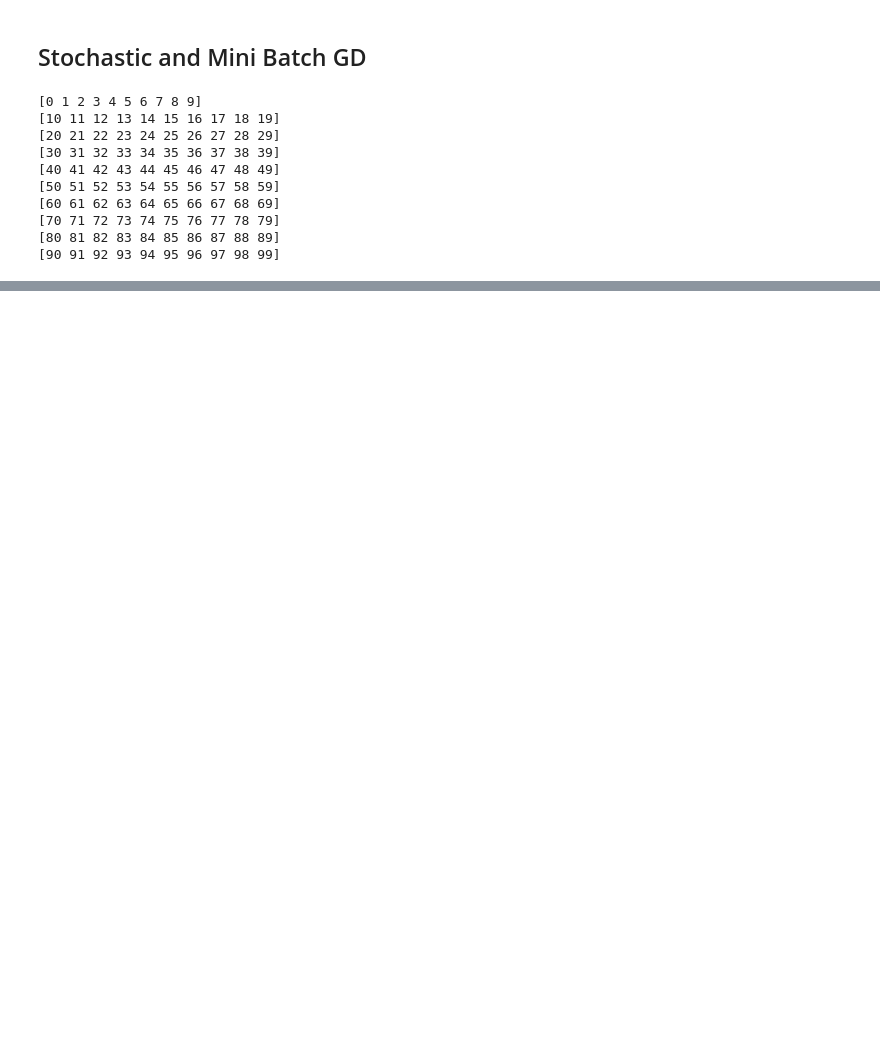
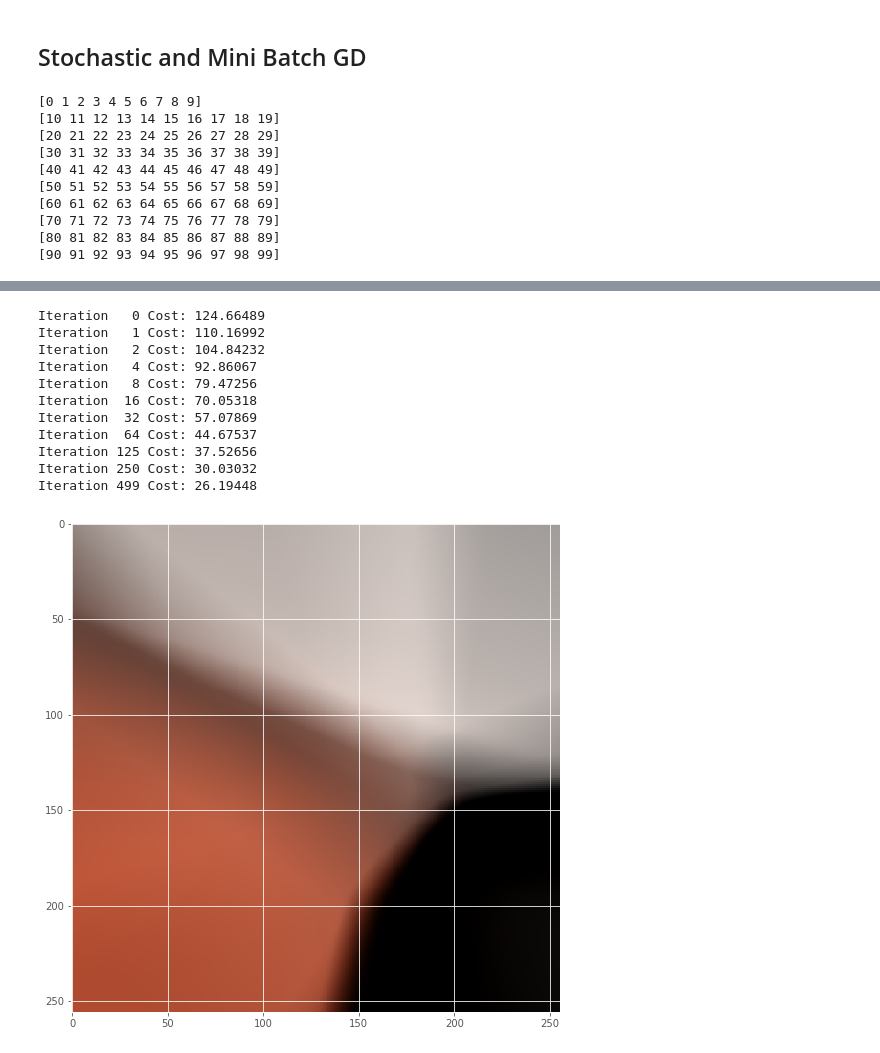
Before and after one commit to damiansp/neuralNet, a Jupyter notebook: kadenze/2_creative_applications/creative_applications_of_deep_learning.ipynb, the cells around one changed output, grey strips where cells are left out. Drawn from its saved outputs; the diff is of its cells as text; code cells hidden in the pictures; blank space fills up the shorter version.

Commit message:
added scopes, and a full example

```diff
--- a/kadenze/2_creative_applications/creative_applications_of_deep_learning.ipynb
+++ b/kadenze/2_creative_applications/creative_applications_of_deep_learning.ipynb
@@ -258,0 +409,58 @@ train(X, Y, preds, eta = 0.001)
+# %%
+n_neurons = [2, 64, 64, 64, 64, 64, 64, 3] # per layer
+current_input = X
+
+for layer in range(1, len(n_neurons)):
+    current_input = linear(
+        X = current_input,
+        n_input = n_neurons[layer - 1],
+        n_output = n_neurons[layer],
+        activation = tf.nn.relu if (layer + 1) < len(n_neurons) else None,
+        scope = 'layer' + str(layer))
+# %%
+Y_pred = current_input
+# %%
+cost = tf.reduce_mean(tf.reduce_sum(distance(Y_pred, Y), 1))
+# %%
+optimizer = tf.train.AdamOptimizer(0.001).minimize(cost)
+# %%
+n_iterations = 500
+batch_size = 50
+
+with tf.Session() as s:
+    s.run(tf.global_variables_initializer())
+    prev_training_cost = 0.
+
+    for i in range(n_iterations):
+        idxs = np.random.permutation(range(len(xs)))
+        n_batches = len(idxs) // batch_size
+        for batch in range(n_batches):
+            idx = idxs[batch * batch_size : (batch + 1) * batch_size]
+            s.run(optimizer, feed_dict = { X: xs[idx], Y: ys[idx] })
+
+        training_cost = s.run(cost, feed_dict = { X: xs, Y: ys })
+
+        if i in [0, 1, 2, 4, 8, 16, 32, 64, 125, 250, 499]:
+            print('Iteration %3d Cost: %.5f' %(i, training_cost))
+            ys_pred = Y_pred.eval(feed_dict = { #X: xpred
+                                                X: xs },
+                                  session = s)
+            plt.figure();
+            img = np.clip(
+                #ys_pred.reshape([75, 75, 3]), 0, 255)\
+                ys_pred.reshape(img.shape), 0, 255)\
+                .astype(np.uint8)
+            plt.imshow(img);
+# %% [output]
+Iteration   0 Cost: 124.66489
+Iteration   1 Cost: 110.16992
+Iteration   2 Cost: 104.84232
+Iteration   4 Cost: 92.86067
+Iteration   8 Cost: 79.47256
+Iteration  16 Cost: 70.05318
+Iteration  32 Cost: 57.07869
+Iteration  64 Cost: 44.67537
+Iteration 125 Cost: 37.52656
+Iteration 250 Cost: 30.03032
+Iteration 499 Cost: 26.19448
+[figure, added]
```
Also changed, not shown: parts of 27 cells of this notebook.
